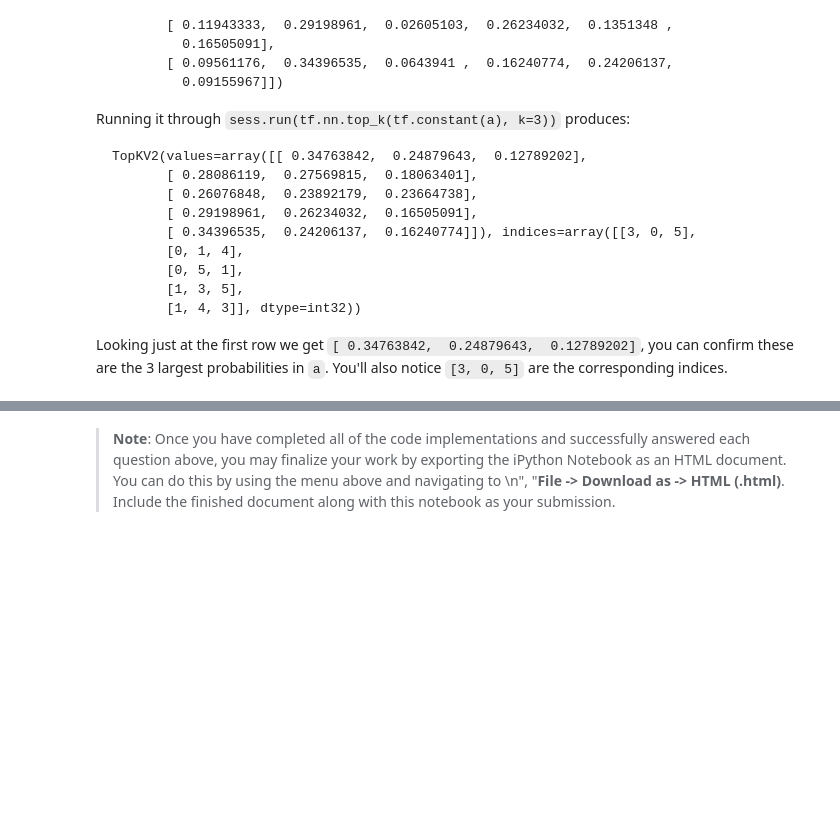
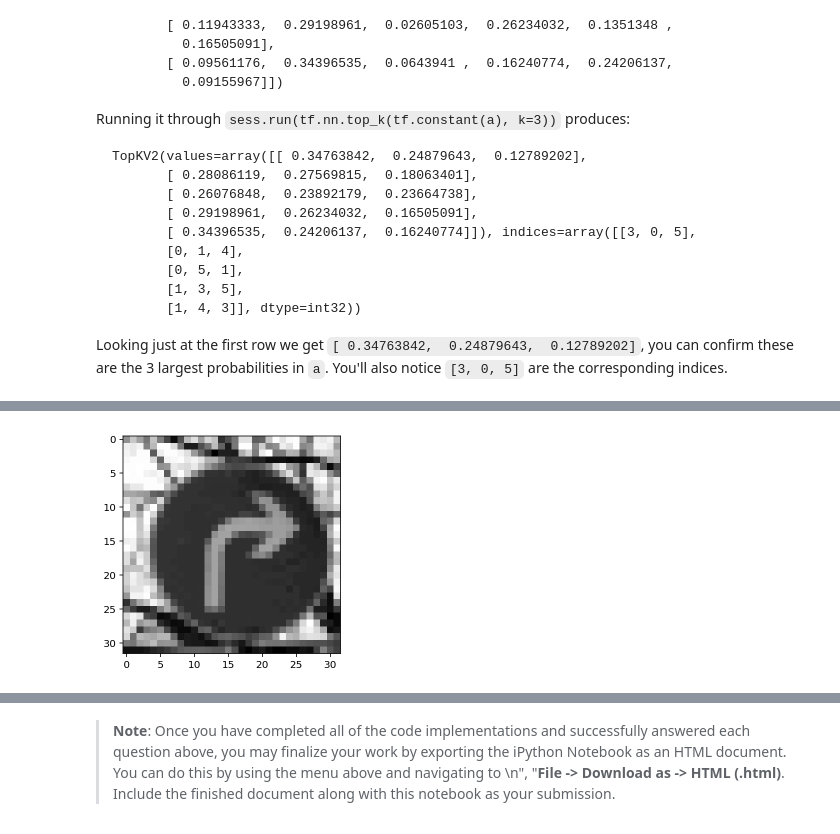
Before and after one commit to alexvogel/traffic-sign-classification, a Jupyter notebook: Traffic_Sign_Classifier.ipynb, the cells around one changed output, grey strips where cells are left out. Cells and saved outputs as stored; diff of their text form; code cells hidden in the pictures; blank space fills up the shorter version.

```diff
--- a/Traffic_Sign_Classifier.ipynb
+++ b/Traffic_Sign_Classifier.ipynb
@@ -689,0 +959,7 @@ def outputFeatureMap(image_input, tf_activation, activation_min=-1, activation_m
+# %%
+plt.imshow(np.reshape(X_classify[2],[32,32]), interpolation="nearest", cmap="gray")
+imageToUse = []
+imageToUse.append(X_classify[2])
+imageToUse = np.array(imageToUse)
+# %% [output]
+[figure, added]
```
Also changed, not shown: parts of 46 cells of this notebook, 34 other files.
